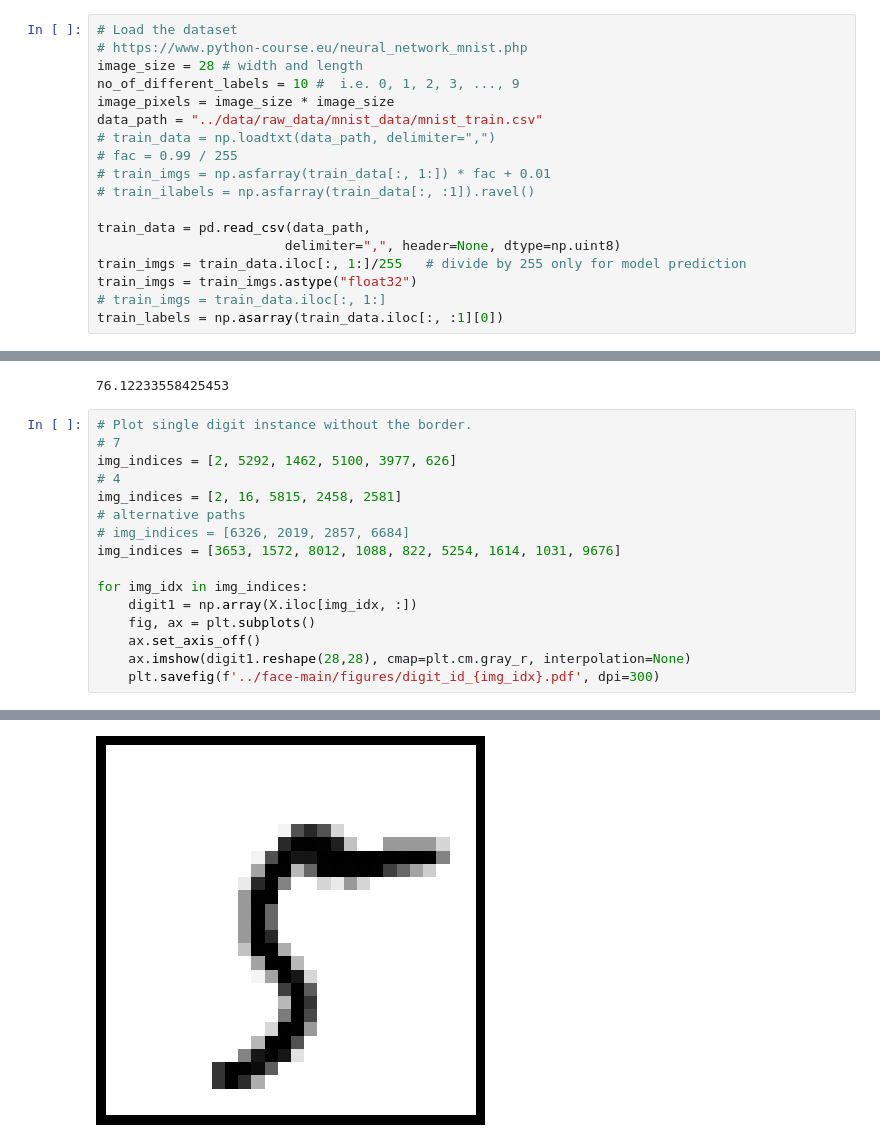
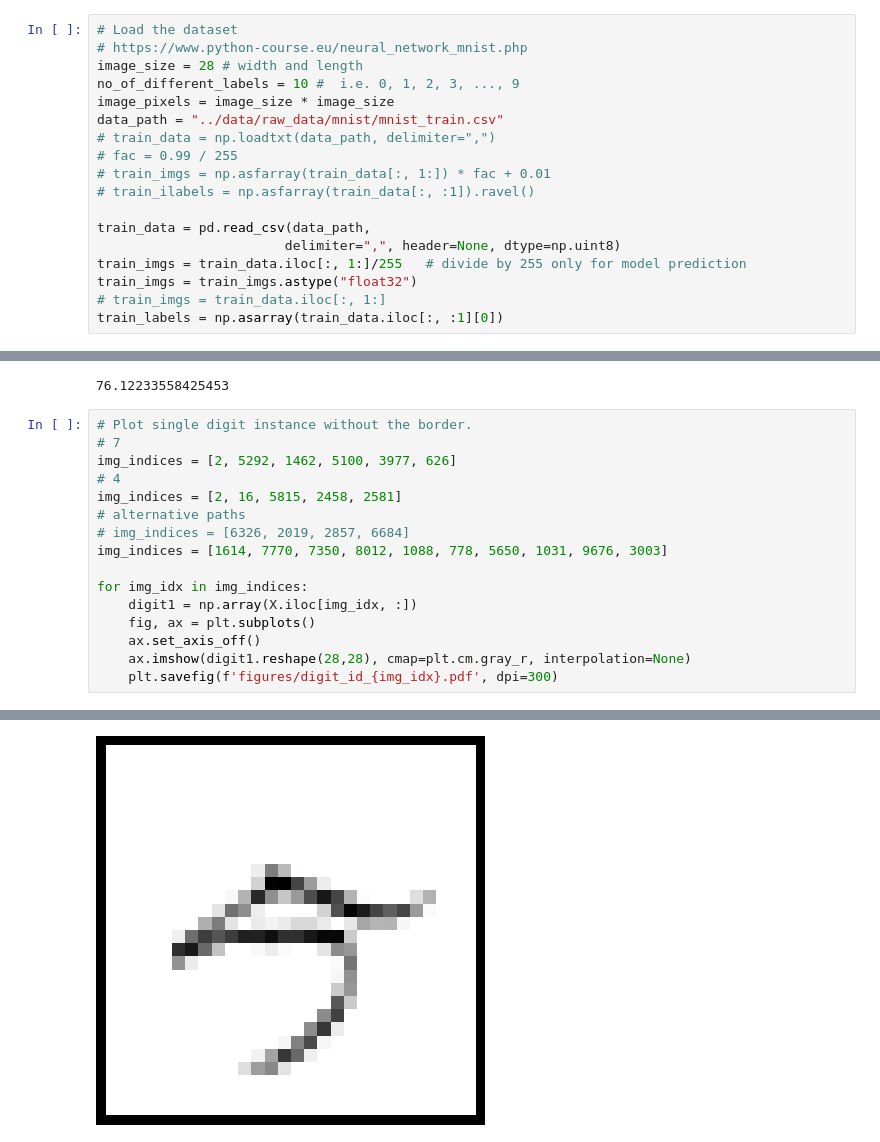
Before and after one commit to xuanxuanxuan-git/facelift, a Jupyter notebook: examples/mnist_example.ipynb, the cells around one changed output, grey strips where cells are left out. Saved outputs shown, nothing was run; the diff lists cells and outputs as text.

```diff
--- a/examples/mnist_example.ipynb
+++ b/examples/mnist_example.ipynb
@@ -43,7 +43,7 @@ import dill
 image_size = 28 # width and length
 no_of_different_labels = 10 #  i.e. 0, 1, 2, 3, ..., 9
 image_pixels = image_size * image_size
-data_path = "../data/raw_data/mnist_data/mnist_train.csv"
+data_path = "../data/raw_data/mnist/mnist_train.csv"
 # train_data = np.loadtxt(data_path, delimiter=",")
 # fac = 0.99 / 255
 # train_imgs = np.asfarray(train_data[:, 1:]) * fac + 0.01
@@ -493,12 +495,12 @@ img_indices = [2, 5292, 1462, 5100, 3977, 626]
 img_indices = [2, 16, 5815, 2458, 2581]
 # alternative paths
 # img_indices = [6326, 2019, 2857, 6684]
-img_indices = [3653, 1572, 8012, 1088, 822, 5254, 1614, 1031, 9676]
+img_indices = [1614, 7770, 7350, 8012, 1088, 778, 5650, 1031, 9676, 3003]
 
 for img_idx in img_indices:
     digit1 = np.array(X.iloc[img_idx, :])
     fig, ax = plt.subplots()
     ax.set_axis_off()
     ax.imshow(digit1.reshape(28,28), cmap=plt.cm.gray_r, interpolation=None)
-    plt.savefig(f'../face-main/figures/digit_id_{img_idx}.pdf', dpi=300)
+    plt.savefig(f'figures/digit_id_{img_idx}.pdf', dpi=300)
 # %% [output]
@@ -510 +512 @@ for img_idx in img_indices:
-[figure, old version]
+[figure, new version]
```
Also changed, not shown: parts of 6 cells of this notebook, 4 other files.
